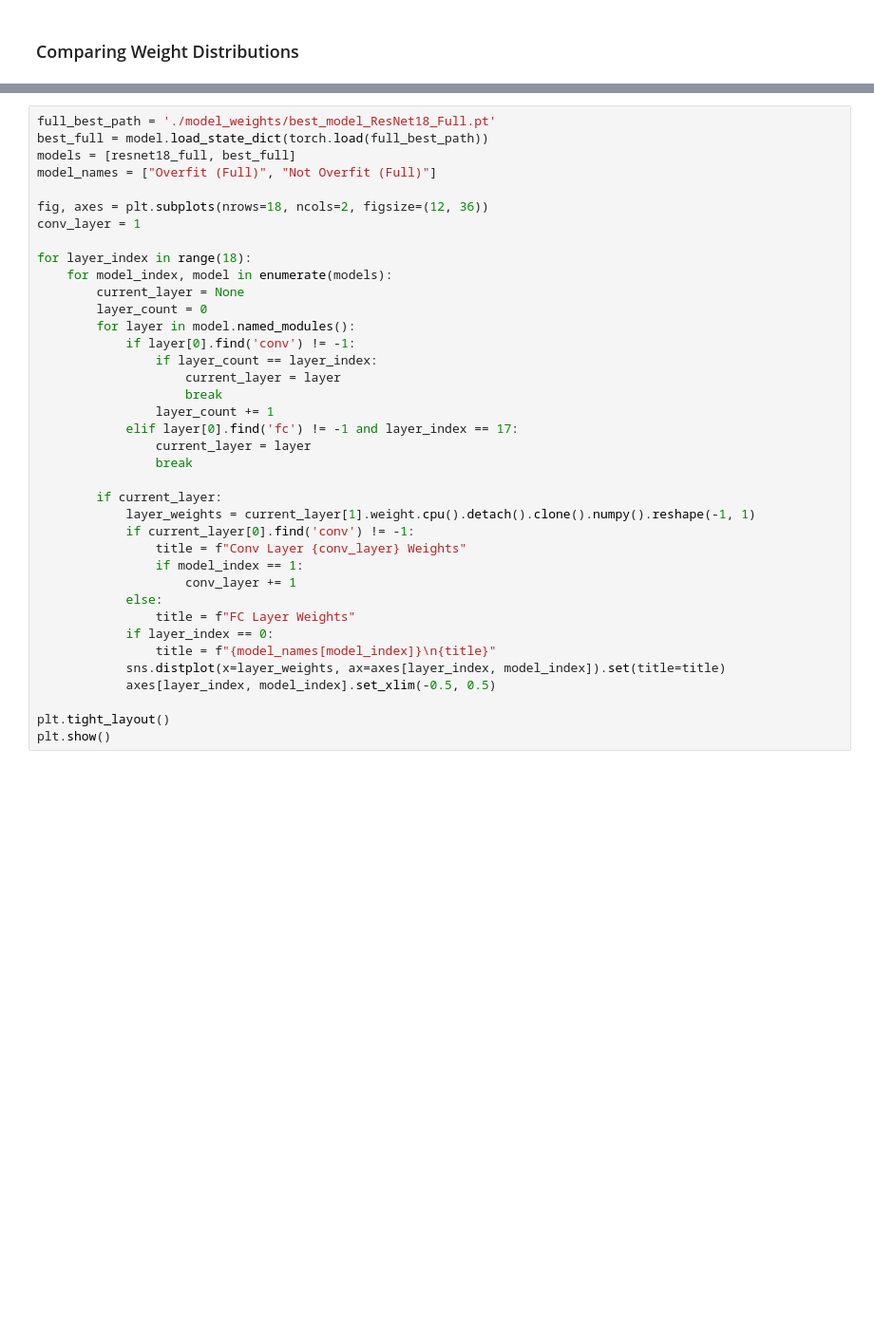
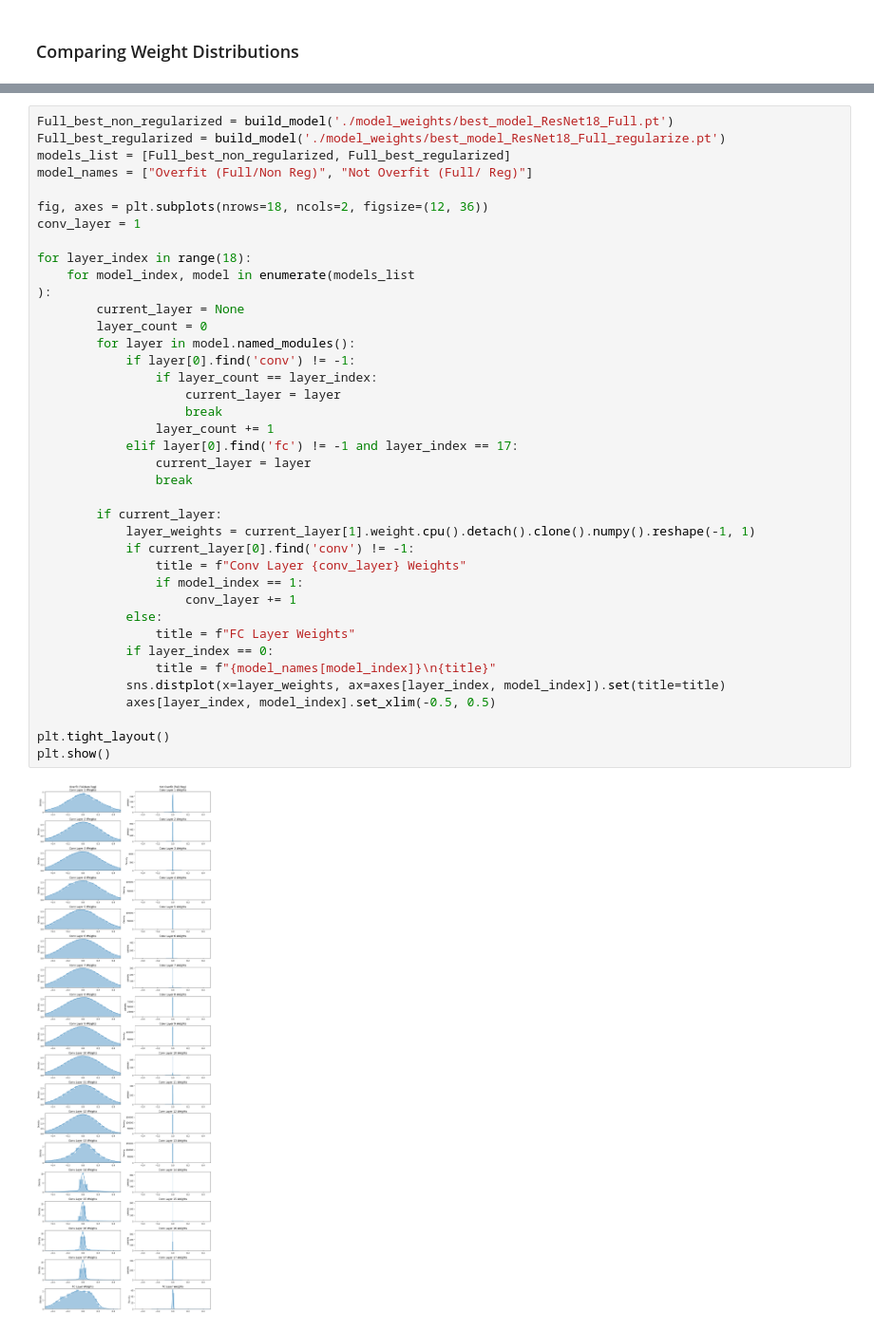
Before and after one commit to munish30monga/gnr_650, a Jupyter notebook: assignment_1.ipynb, the cells around one changed output, grey strips where cells are left out. Shown at 95% size. Saved outputs shown, nothing was run; the diff lists cells and outputs as text; blank space fills up the shorter version.

```diff
--- a/assignment_1.ipynb
+++ b/assignment_1.ipynb
@@ -372,38 +377,41 @@ plt.show()
 # %%
-full_best_path = './model_weights/best_model_ResNet18_Full.pt'
-best_full = model.load_state_dict(torch.load(full_best_path))
-models = [resnet18_full, best_full]
-model_names = ["Overfit (Full)", "Not Overfit (Full)"]
+Full_best_non_regularized = build_model('./model_weights/best_model_ResNet18_Full.pt')
+Full_best_regularized = build_model('./model_weights/best_model_ResNet18_Full_regularize.pt')
+models_list = [Full_best_non_regularized, Full_best_regularized]
+model_names = ["Overfit (Full/Non Reg)", "Not Overfit (Full/ Reg)"]
 
 fig, axes = plt.subplots(nrows=18, ncols=2, figsize=(12, 36))
 conv_layer = 1
 
 for layer_index in range(18):
-    for model_index, model in enumerate(models):
+    for model_index, model in enumerate(models_list
+):
         current_layer = None
         layer_count = 0
         for layer in model.named_modules():
             if layer[0].find('conv') != -1:
                 if layer_count == layer_index:
                     current_layer = layer
                     break
                 layer_count += 1
             elif layer[0].find('fc') != -1 and layer_index == 17:
                 current_layer = layer
                 break
 
         if current_layer:
             layer_weights = current_layer[1].weight.cpu().detach().clone().numpy().reshape(-1, 1)
             if current_layer[0].find('conv') != -1:
                 title = f"Conv Layer {conv_layer} Weights"
                 if model_index == 1:
                     conv_layer += 1
             else:
                 title = f"FC Layer Weights"
             if layer_index == 0:
                 title = f"{model_names[model_index]}\n{title}"
             sns.distplot(x=layer_weights, ax=axes[layer_index, model_index]).set(title=title)
             axes[layer_index, model_index].set_xlim(-0.5, 0.5)
 
 plt.tight_layout()
 plt.show()
+# %% [output]
+[figure, added]
```
Also changed, not shown: parts of 2 cells of this notebook.
